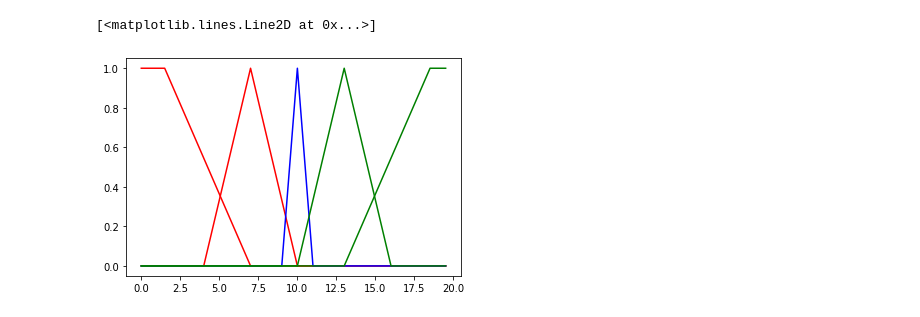
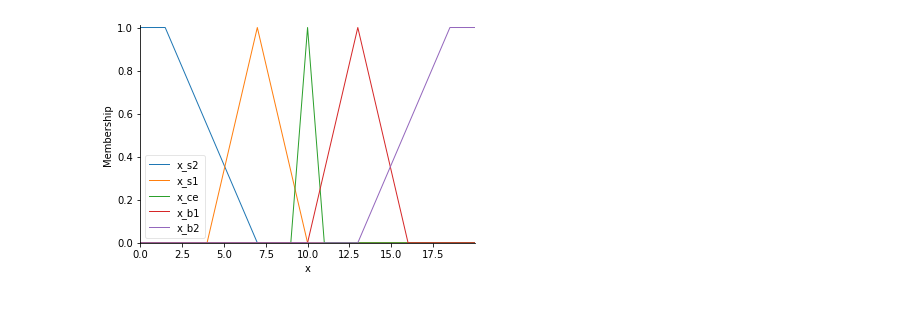
Before and after one commit to fatemehkarimi/computational-intelligence-homeworks, a Jupyter notebook: mamdani_truck.ipynb, the cells around one changed output. Saved outputs shown, nothing was run; the diff lists cells and outputs as text; code cells hidden in the pictures.

```diff
--- a/mamdani_truck.ipynb
+++ b/mamdani_truck.ipynb
@@ -50,19 +60,21 @@ x = np.arange(0,20,0.5)
+# %%
+#x
+x_norm = np.arange(0,20,0.01,dtype = np.float)
+x = ctrl.Antecedent(np.arange(0,20,0.01,dtype = np.float), 'x')
 # %%
 a,b,c,d = 0,0,1.5,7
-x_s2 = fuzz.trapmf(x,[a,b,c,d])
+x_s2 = fuzz.trapmf(x_norm,[a,b,c,d])
+x['x_s2'] = x_s2
 
-x_s1 = fuzz.trimf(x,[4,7,10])
-x_ce = fuzz.trimf(x,[9,10,11])
-x_b1 = fuzz.trimf(x,[10,13,16])
+x_s1 = fuzz.trimf(x_norm,[4,7,10])
+x['x_s1'] = x_s1
+
+x_ce = fuzz.trimf(x_norm,[9,10,11])
+x['x_ce'] = x_ce
+
+x_b1 = fuzz.trimf(x_norm,[10,13,16])
+x['x_b1']= x_b1
 
 a,b,c,d = 13,18.5,20,20
-x_b2 = fuzz.trapmf(x,[a,b,c,d])
+x_b2 = fuzz.trapmf(x_norm,[a,b,c,d])
+x['x_b2'] = x_b2
-# %%
-plt.plot(x, x_s2, 'r', linewidth=1.5, label='small2')
-plt.plot(x, x_s1, 'r', linewidth=1.5, label='small1')
-plt.plot(x, x_ce, 'b', linewidth=1.5, label='center')
-plt.plot(x, x_b1, 'g', linewidth=1.5, label='big1')
-plt.plot(x, x_b2, 'g', linewidth=1.5, label='big2')
-# %% [output]
-[<matplotlib.lines.Line2D at 0x...>]
-[figure, removed]
@@ -71,0 +81,4 @@ theta = np.arange(-40,40,1)
+# %%
+x.view()
+# %% [output]
+[figure, added]
```
Also changed, not shown: parts of 17 cells of this notebook.
